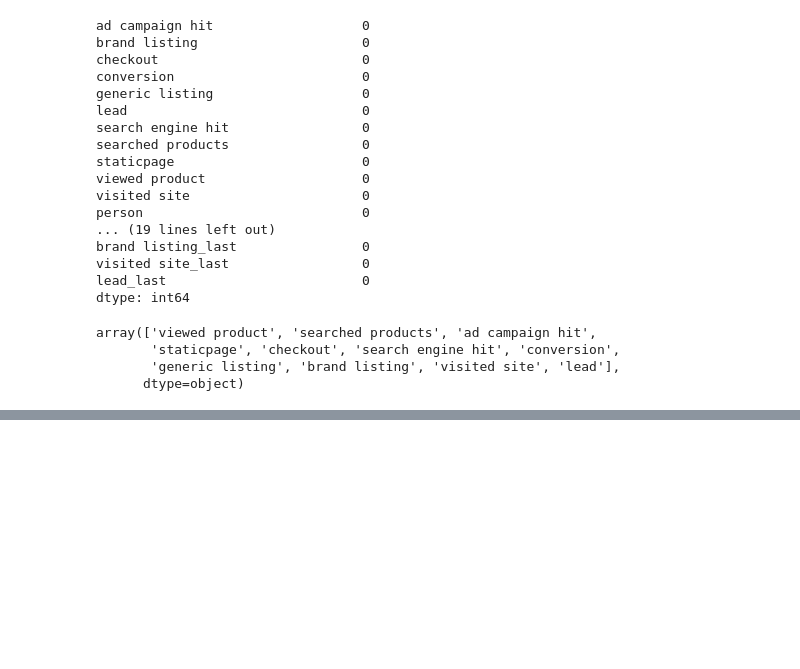
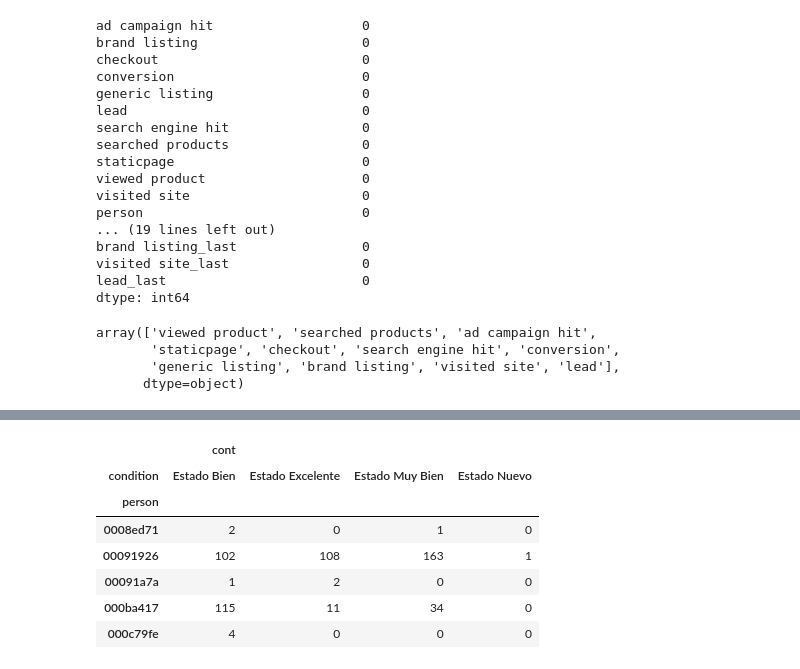
Before and after one commit to Santiago39353535/Tp2-Datos, a Jupyter notebook: Procesamiento1erSummit.ipynb, the cells around one changed output, grey strips where cells are left out. Saved outputs shown, nothing was run; the diff lists cells and outputs as text; code cells hidden in the pictures; blank space fills up the shorter version.

Commit message:
agrego los features de las condiciones

```diff
--- a/Procesamiento1erSummit.ipynb
+++ b/Procesamiento1erSummit.ipynb
@@ -401,0 +420,14 @@ aux.to_csv("features.csv",index = False)
+# %%
+def condicion(obj):
+    if(pd.isnull(obj)):
+        return obj
+
+    obj = obj.replace("Excelente","Estado Excelente")
+    obj = obj.replace("Muito Bom","Estado Muy Bien")
+    obj = obj.replace("Novo","Estado Nuevo")
+    obj = obj.replace("Bom - Sem Touch ID","Estado Bien") #No se que quise encriptar Trofcafone con este cifrado
+                                                          #Asi que hare de cuenta que no existe
+    obj = obj.replace("Bom","Estado Bien")
+    return obj
+
+df1["condition"] = df1["condition"].apply(condicion)
@@ -401,0 +447,4 @@ aux.to_csv("features.csv",index = False)
+# %%
+auxi = df1[["condition","person"]]
+auxi["cont"] = 1
+auxi.head()
@@ -401,0 +466,3 @@ aux.to_csv("features.csv",index = False)
+# %%
+auxi = auxi.groupby(['person','condition']).agg({'cont':sum})
+auxi.head()
@@ -401,0 +477,12 @@ aux.to_csv("features.csv",index = False)
+# %%
+auxi_listo = auxi.unstack(fill_value=0)
+auxi_listo.head()
+# %% [output]
+|  | cont |  |  |  |
+| condition | Estado Bien | Estado Excelente | Estado Muy Bien | Estado Nuevo |
+| person |  |  |  |  |
+| 0008ed71 | 2 | 0 | 1 | 0 |
+| 00091926 | 102 | 108 | 163 | 1 |
+| 00091a7a | 1 | 2 | 0 | 0 |
+| 000ba417 | 115 | 11 | 34 | 0 |
+| 000c79fe | 4 | 0 | 0 | 0 |
```
Also changed, not shown: parts of 15 cells of this notebook.
